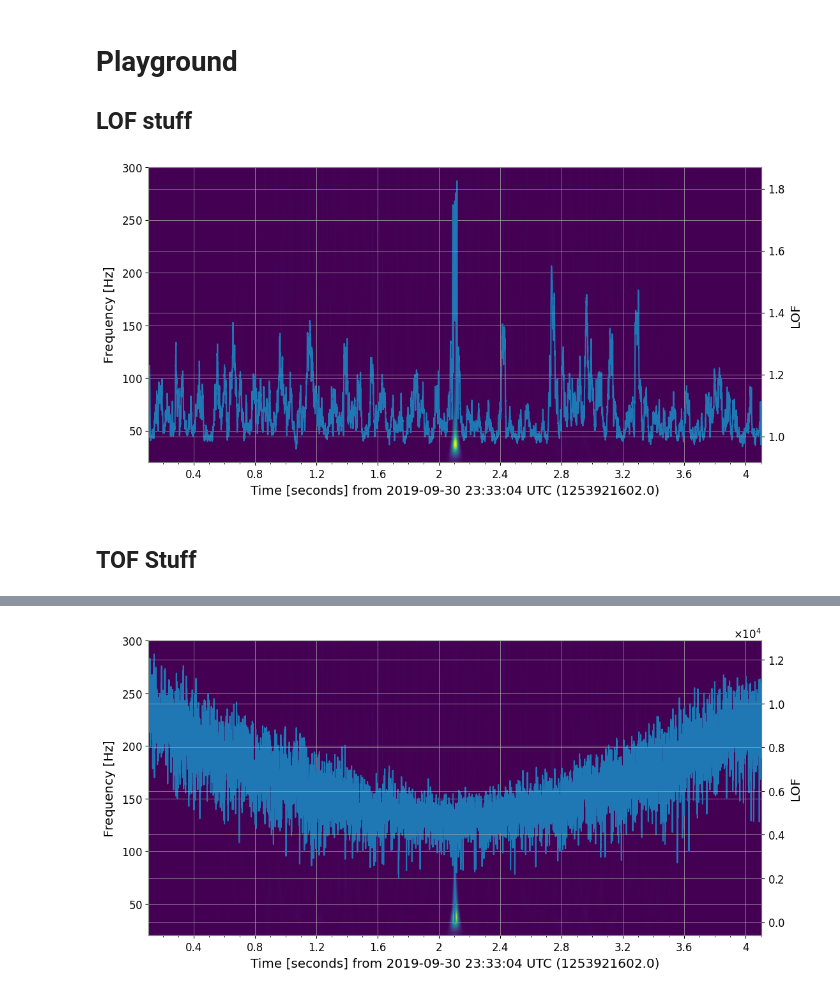
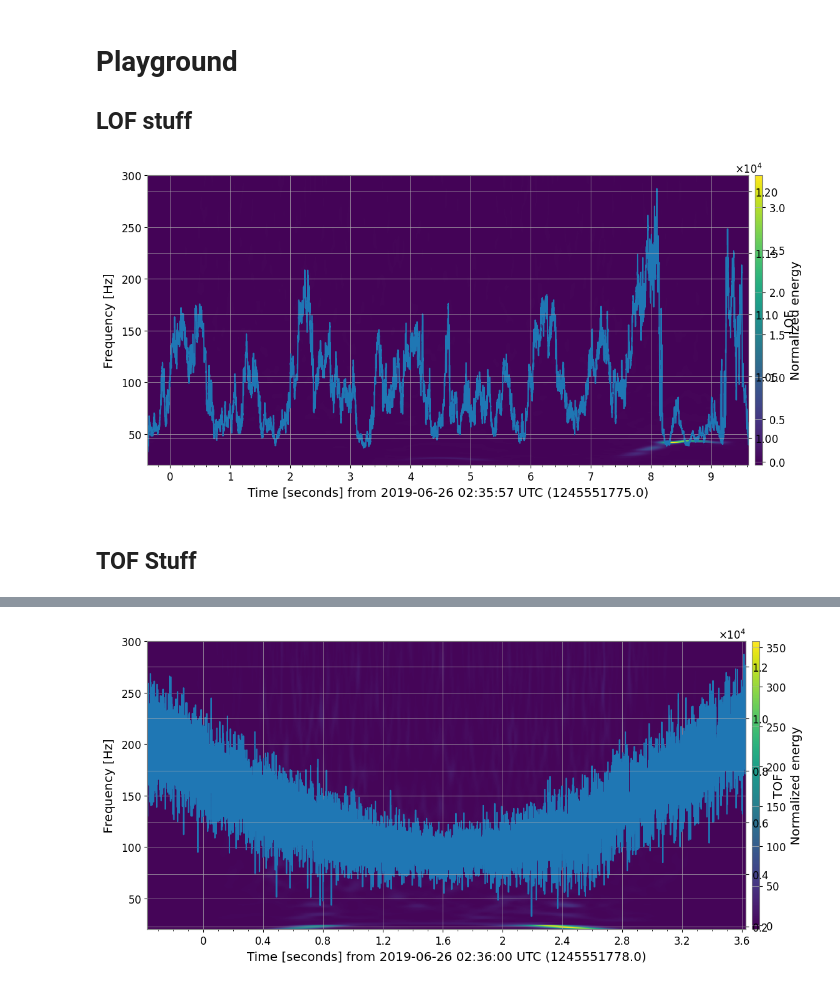
Before and after one commit to JulianZDing/LOFscratch, a Jupyter notebook: Using LOF and TOF on glitches.ipynb, the cells around one changed output, grey strips where cells are left out. Drawn from its saved outputs; the diff is of its cells as text; code cells hidden in the pictures.

```diff
--- a/Using LOF and TOF on glitches.ipynb
+++ b/Using LOF and TOF on glitches.ipynb
@@ -468,13 +468,13 @@ anim = LOFMaxStdWindowAnimation(
 plt.close()
 anim.show()
 # %%
-event = TOMTE[2]
-frame = 4
+event = SCATTERED_LIGHT[2]
+frame = 10
 
 hdata = get_processed_event(DET, event, length=frame, downsample=1)
 times = hdata.times.value
 data = hdata.value
-windows = get_rolling_windows(data, 100)
+windows = get_rolling_windows(data, 1000)
 clf = LocalOutlierFactor(n_neighbors=20)
 clf.fit_predict(windows)
 lofs = -clf.negative_outlier_factor_
@@ -485,7 +485,7 @@ middle = times[int(times.size/2)]
 xlim = None #(middle - 0.5, middle + 0.5)
 overlay_on_spectrogram(times, lofs, raw_data, outseg=xlim, ylabel='LOF')
 # %% [output]
-[figure, old version]
+[figure, new version]
 # %% [markdown]
 ## TOF Stuff
 # %%
@@ -503,20 +503,20 @@ anim.show()
 # %% [output]
 [interactive output not drawn]
 # %%
-event = TOMTE[2]
+event = SCATTERED_LIGHT[2]
 frame = 4
 
 hdata = get_processed_event(DET, event, length=frame, downsample=1)
 times = hdata.times.value
 data = hdata.value
 res_df = detect_outlier(
-    pd.DataFrame(data)[[0]], cutoff_n=100, k=20, embedding_dimension=10)
+    pd.DataFrame(data)[[0]], cutoff_n=100, k=20, embedding_dimension=3)
 tofs = res_df.TOF_score
 
 raw_data = get_raw_event(DET, event, length=frame, edges=0)
 plot_kwargs = {'style': 'w-', 'alpha': 0.2}
 middle = times[int(times.size/2)]
 xlim = None #(middle - 0.5, middle + 0.5)
-overlay_on_spectrogram(times, tofs, raw_data, outseg=xlim, ylabel='LOF')
+overlay_on_spectrogram(times, tofs, raw_data, outseg=xlim, ylabel='TOF')
 # %% [output]
-[figure, old version]
+[figure, new version]
```
Also changed, not shown: 3 other files.
